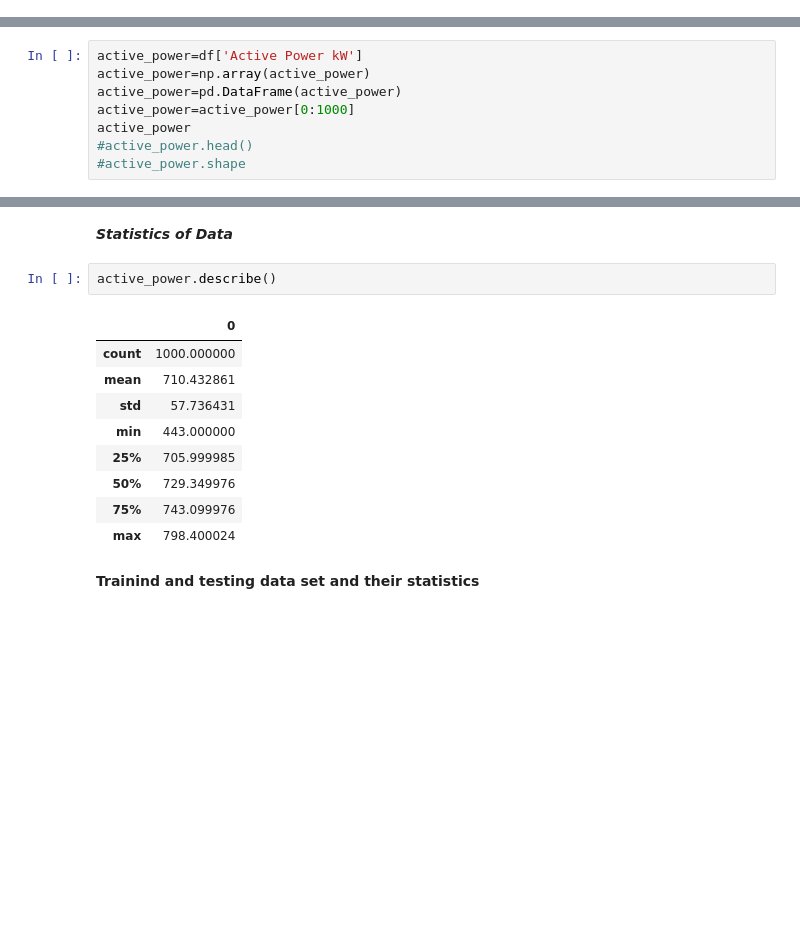
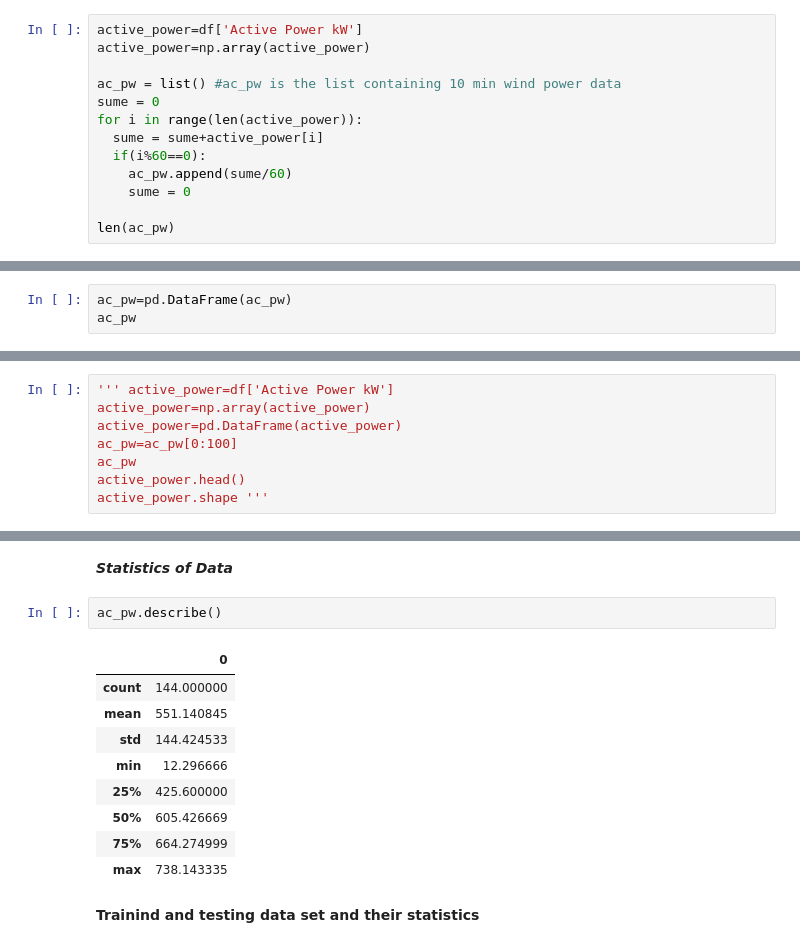
Before and after one commit to entc-17-fyp-20/WPF_Data_Visualization, a Jupyter notebook: fyp_wpf_data.ipynb, the cells around one changed output, grey strips where cells are left out. Drawn from its saved outputs; the diff is of its cells as text; blank space fills up the shorter version.

```diff
--- a/fyp_wpf_data.ipynb
+++ b/fyp_wpf_data.ipynb
@@ -63,0 +69,13 @@ df
+# %%
+active_power=df['Active Power kW']
+active_power=np.array(active_power)
+
+ac_pw = list() #ac_pw is the list containing 10 min wind power data
+sume = 0
+for i in range(len(active_power)):
+  sume = sume+active_power[i]
+  if(i%60==0):
+    ac_pw.append(sume/60)
+    sume = 0
+
+len(ac_pw)
@@ -63,0 +84,3 @@ df
+# %%
+ac_pw=pd.DataFrame(ac_pw)
+ac_pw
@@ -64,10 +101,10 @@ df
 # %% [markdown]
 **Array of Active Power kW**
 # %%
-active_power=df['Active Power kW']
+''' active_power=df['Active Power kW']
 active_power=np.array(active_power)
 active_power=pd.DataFrame(active_power)
-active_power=active_power[0:1000]
-active_power
-#active_power.head()
-#active_power.shape
+ac_pw=ac_pw[0:100]
+ac_pw
+active_power.head()
+active_power.shape '''
@@ -95,17 +118,17 @@ fig.show()
 # %% [markdown]
 ***Statistics of Data***
 # %%
-active_power.describe()
+ac_pw.describe()
 # %% [output]
 |  | 0 |
-| count | 1000.000000 |
-| mean | 710.432861 |
-| std | 57.736431 |
-| min | 443.000000 |
-| 25% | 705.999985 |
-| 50% | 729.349976 |
-| 75% | 743.099976 |
-| max | 798.400024 |
+| count | 144.000000 |
+| mean | 551.140845 |
+| std | 144.424533 |
+| min | 12.296666 |
+| 25% | 425.600000 |
+| 50% | 605.426669 |
+| 75% | 664.274999 |
+| max | 738.143335 |
 # %% [markdown]
 **Trainind and testing data set and their statistics**
 # %%
```
Also changed, not shown: parts of 16 cells of this notebook.
